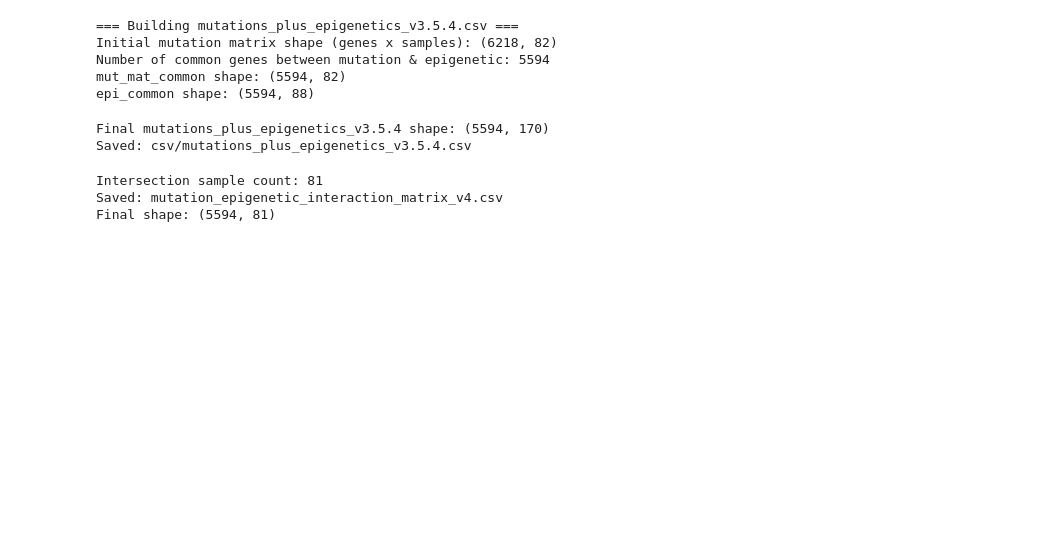
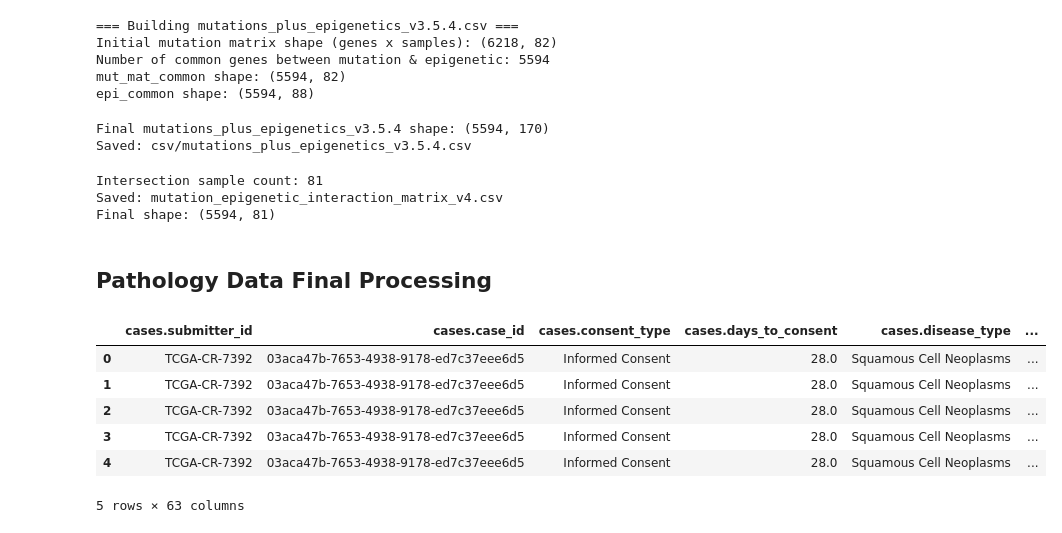
Before and after one commit to ib-hussain/TCGA-Integrative-Analysis, a Jupyter notebook: code/DataWrangling.ipynb, the cells around one changed output. Saved outputs shown, nothing was run; the diff lists cells and outputs as text; code cells hidden in the pictures; blank space fills up the shorter version.

Commit message:
Starting the image processing

```diff
--- a/DataWrangling.ipynb
+++ b/code/DataWrangling.ipynb
@@ -1118,3 +1118,40 @@ print("Final shape:", interaction_df.shape)
 Intersection sample count: 81
 Saved: mutation_epigenetic_interaction_matrix_v4.csv
 Final shape: (5594, 81)
+# %% [markdown]
+## Pathology Data Final Processing
+# %%
+def clean_data(df):
+    # Drop column: 'demographic.ethnicity'
+    df = df.drop(columns=['demographic.ethnicity', 'demographic.race', 'diagnoses.ajcc_staging_system_edition', 'diagnoses.primary_diagnosis', 'diagnoses.tumor_of_origin', 'treatments.therapeutic_agents', 'treatments.treatment_anatomic_sites', 'treatments.treatment_dose'])
+    # Drop column: 'treatments.route_of_administration'
+    df = df.drop(columns=['treatments.route_of_administration', 'treatments.prescribed_dose_units', 'treatments.treatment_intent_type'])
+    # Drop column: 'treatments.treatment_outcome'
+    df = df.drop(columns=['treatments.treatment_outcome', 'treatments.treatment_dose_units', 'follow_ups.days_to_progression', 'follow_ups.progression_or_recurrence_type', 'follow_ups.progression_or_recurrence_anatomic_site', 'molecular_tests.molecular_analysis_method'])
+    # Drop column: 'molecular_tests.molecular_test_id'
+    df = df.drop(columns=['molecular_tests.molecular_test_id', 'molecular_tests.submitter_id', 'molecular_tests.test_result', 'cases.disease_index', 'demographic.ethnicity_race', 'pathology_details.extranodal_extension'])
+    # Drop column: 'pathology_details.lymph_nodes_tested'
+    df = df.drop(columns=['pathology_details.lymph_nodes_tested', 'pathology_details.lymphatic_invasion_present', 'pathology_details.margin_status', 'pathology_details.vascular_invasion_present', 'pathology_details.perineural_invasion_present', 'pathology_details.lymph_nodes_positive', 'pathology_details.lymph_node_dissection_site'])
+    df = df.drop(columns=['cases.consent_type', 'diagnoses.days_to_last_follow_up', 'diagnoses.ajcc_pathologic_stage', 'diagnoses.ajcc_pathologic_t', 'diagnoses.ajcc_clinical_n', 'cases.days_to_consent', 'cases.index_date', 'demographic.cause_of_death', 'treatments.initial_disease_status', 'treatments.number_of_cycles', 'treatments.number_of_fractions', 'treatments.prescribed_dose', 'follow_ups.days_to_recurrence', 'diagnoses.ajcc_pathologic_n', 'diagnoses.ajcc_clinical_t', 'demographic.country_of_residence_at_enrollment', 'cases.lost_to_followup', 'diagnoses.synchronous_malignancy', 'diagnoses.tumor_grade'])
+    df = df.drop(columns=['diagnoses.icd_10_code'])
+    # Drop column: 'diagnoses.morphology'
+    df = df.drop(columns=['diagnoses.morphology'])
+    # Drop column: 'treatments.course_number'
+    df = df.drop(columns=['treatments.course_number'])
+    # Drop column: 'treatments.days_to_treatment_end'
+    df = df.drop(columns=['treatments.days_to_treatment_end'])
+    return df
+
+# Loaded variable 'df' from URI: d:\Downloads\Repositories\TCGA-Integrative-Analysis\Pathology_Cohorts_v6.csv
+df = pd.read_csv('csv/Pathology_Cohorts_v6.csv')
+df_clean = clean_data(df.copy())
+df_clean.to_csv('csv/Pathology_Cohorts_v7.csv', index=False)
+df_clean.head()
+# %% [output]
+|  | cases.submitter_id | cases.case_id | cases.consent_type | cases.days_to_consent | cases.disease_type | ... |
+| 0 | TCGA-CR-7392 | 03aca47b-7653-4938-9178-ed7c37eee6d5 | Informed Consent | 28.0 | Squamous Cell Neoplasms | ... |
+| 1 | TCGA-CR-7392 | 03aca47b-7653-4938-9178-ed7c37eee6d5 | Informed Consent | 28.0 | Squamous Cell Neoplasms | ... |
+| 2 | TCGA-CR-7392 | 03aca47b-7653-4938-9178-ed7c37eee6d5 | Informed Consent | 28.0 | Squamous Cell Neoplasms | ... |
+| 3 | TCGA-CR-7392 | 03aca47b-7653-4938-9178-ed7c37eee6d5 | Informed Consent | 28.0 | Squamous Cell Neoplasms | ... |
+| 4 | TCGA-CR-7392 | 03aca47b-7653-4938-9178-ed7c37eee6d5 | Informed Consent | 28.0 | Squamous Cell Neoplasms | ... |
+5 rows × 63 columns
```
Also changed, not shown: parts of 1 cell of this notebook, 4 other files.
